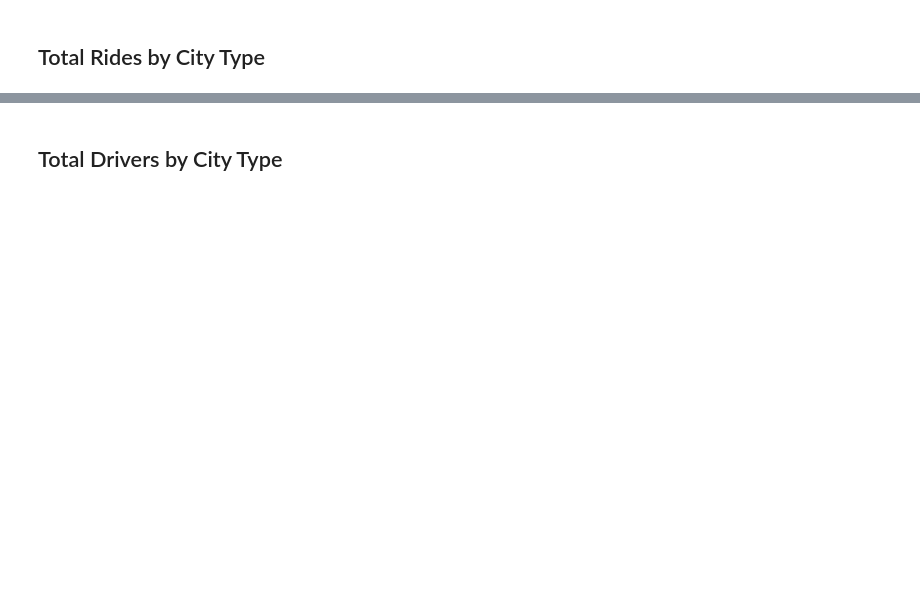
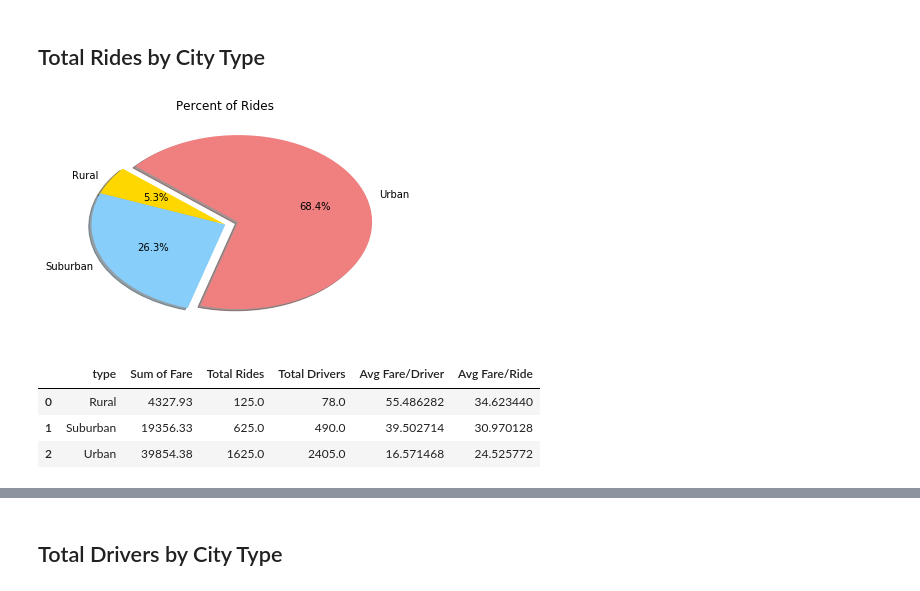
Before and after one commit to warnerm06/Pyber, a Jupyter notebook: pyber_solved_MEW.ipynb, the cells around one changed output, grey strips where cells are left out. Cells and saved outputs as stored; diff of their text form; code cells hidden in the pictures; blank space fills up the shorter version.

```diff
--- a/pyber_solved_MEW.ipynb
+++ b/pyber_solved_MEW.ipynb
@@ -175,14 +179,39 @@ plt.show()
 # %% [markdown]
 ## Total Rides by City Type
 # %%
-# Calculate Ride Percents
-
-# Build Pie Chart
-
-# Save Figure
-plt.pie(pie_df['Total Rides'], explode =explode, labels=pie_df['type'], colors=["gold","lightskyblue" ,"lightcoral"],
+explode2=(0,0,.1)
+#pie chart of percent of rides
+plt.pie(pie_df['Total Rides'], explode =explode2, labels=pie_df['type'], colors=["gold","lightskyblue" ,"lightcoral"],
         autopct="%1.1f%%", shadow=True, startangle=140)
 
 plt.title('Percent of Rides')
 plt.savefig("Images/pie_rides.png")
 plt.show()
+# %% [output]
+[figure, added]
+# %%
+def pie2(x):
+    fields ={'Sum of Fare':x['fare'].sum(),
+            'Total Rides': x['ride_id'].count()}
+
+    return pd.Series(fields)
+
+pie_df2=combo_df.groupby(['city','driver_count','type']).apply(pie2).reset_index()
+
+def pie3(x):
+    fields ={'Sum of Fare':x['Sum of Fare'].sum(),
+            'Total Rides': x['Total Rides'].sum(),
+            'Total Drivers':x['driver_count'].sum(),
+            'Avg Fare/Driver':x['Sum of Fare'].sum()/x['driver_count'].sum(),
+            'Avg Fare/Ride':x['Sum of Fare'].sum()/x['Total Rides'].sum()}
+
+    return pd.Series(fields)
+
+
+pie_df3= pie_df2.groupby(['type']).apply(pie3).reset_index()
+pie_df3.head()
+# %% [output]
+|  | type | Sum of Fare | Total Rides | Total Drivers | Avg Fare/Driver | Avg Fare/Ride |
+| 0 | Rural | 4327.93 | 125.0 | 78.0 | 55.486282 | 34.623440 |
+| 1 | Suburban | 19356.33 | 625.0 | 490.0 | 39.502714 | 30.970128 |
+| 2 | Urban | 39854.38 | 1625.0 | 2405.0 | 16.571468 | 24.525772 |
```
Also changed, not shown: parts of 13 cells of this notebook, 4 other files.
